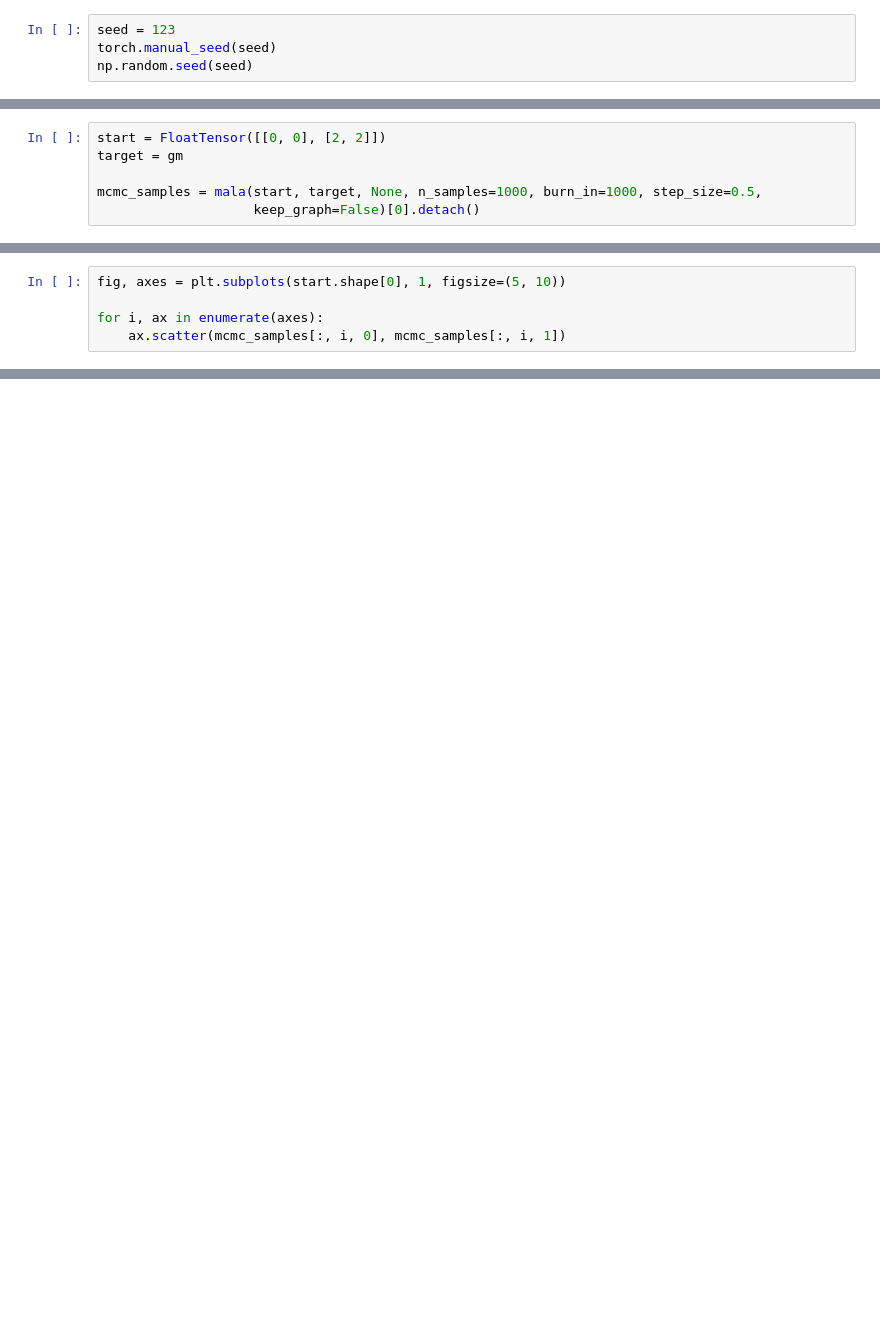
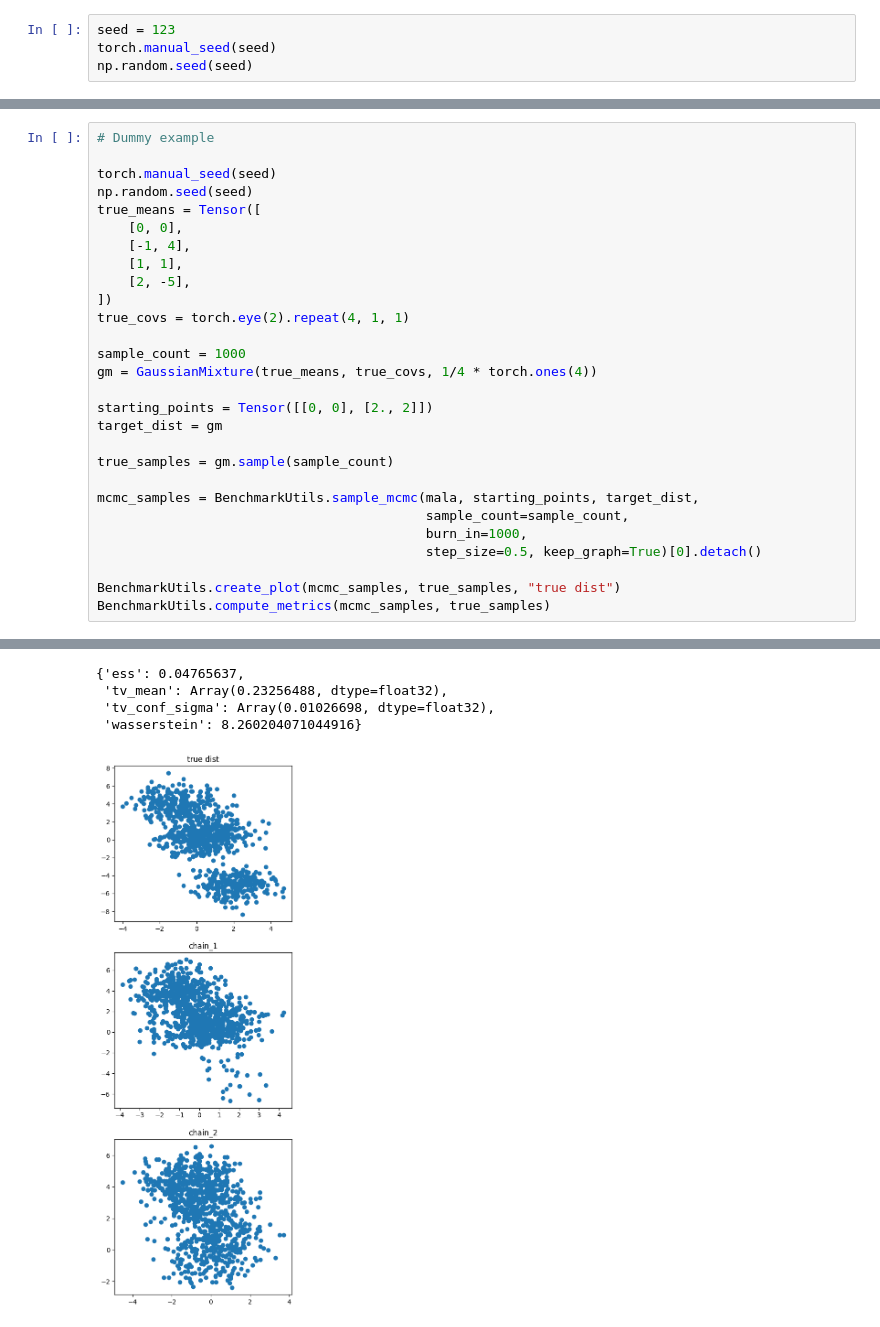
Before and after one commit to cepessh/LangevinMCMC, a Jupyter notebook: mala.ipynb, the cells around one changed output, grey strips where cells are left out. Drawn from its saved outputs; the diff is of its cells as text; blank space fills up the shorter version.

```diff
--- a/mala.ipynb
+++ b/mala.ipynb
@@ -274,6 +240,0 @@ benchmark.run()
-# %%
-start = FloatTensor([[0, 0], [2, 2]])
-target = gm
-
-mcmc_samples = mala(start, target, None, n_samples=1000, burn_in=1000, step_size=0.5,
-                    keep_graph=False)[0].detach()
@@ -292,5 +240,0 @@ EMD: 87.270
-# %%
-fig, axes = plt.subplots(start.shape[0], 1, figsize=(5, 10))
-
-for i, ax in enumerate(axes):
-    ax.scatter(mcmc_samples[:, i, 0], mcmc_samples[:, i, 1])
@@ -298,0 +402,29 @@ for i, ax in enumerate(axes):
+# %%
+# Dummy example
+
+torch.manual_seed(seed)
+np.random.seed(seed)
+true_means = Tensor([
+    [0, 0],
+    [-1, 4],
+    [1, 1],
+    [2, -5],
+])
+true_covs = torch.eye(2).repeat(4, 1, 1)
+
+sample_count = 1000
+gm = GaussianMixture(true_means, true_covs, 1/4 * torch.ones(4))
+
+starting_points = Tensor([[0, 0], [2., 2]])
+target_dist = gm
+
+true_samples = gm.sample(sample_count)
+
+mcmc_samples = BenchmarkUtils.sample_mcmc(mala, starting_points, target_dist,
+                                          sample_count=sample_count,
+                                          burn_in=1000,
+                                          step_size=0.5, keep_graph=True)[0].detach()
+
+BenchmarkUtils.create_plot(mcmc_samples, true_samples, "true dist")
+BenchmarkUtils.compute_metrics(mcmc_samples, true_samples)
+# %% [output]
@@ -298,0 +433,5 @@ for i, ax in enumerate(axes):
+{'ess': 0.04765637,
+ 'tv_mean': Array(0.23256488, dtype=float32),
+ 'tv_conf_sigma': Array(0.01026698, dtype=float32),
+ 'wasserstein': 8.260204071044916}
+[figure, added]
```
Also changed, not shown: parts of 20 cells of this notebook.
